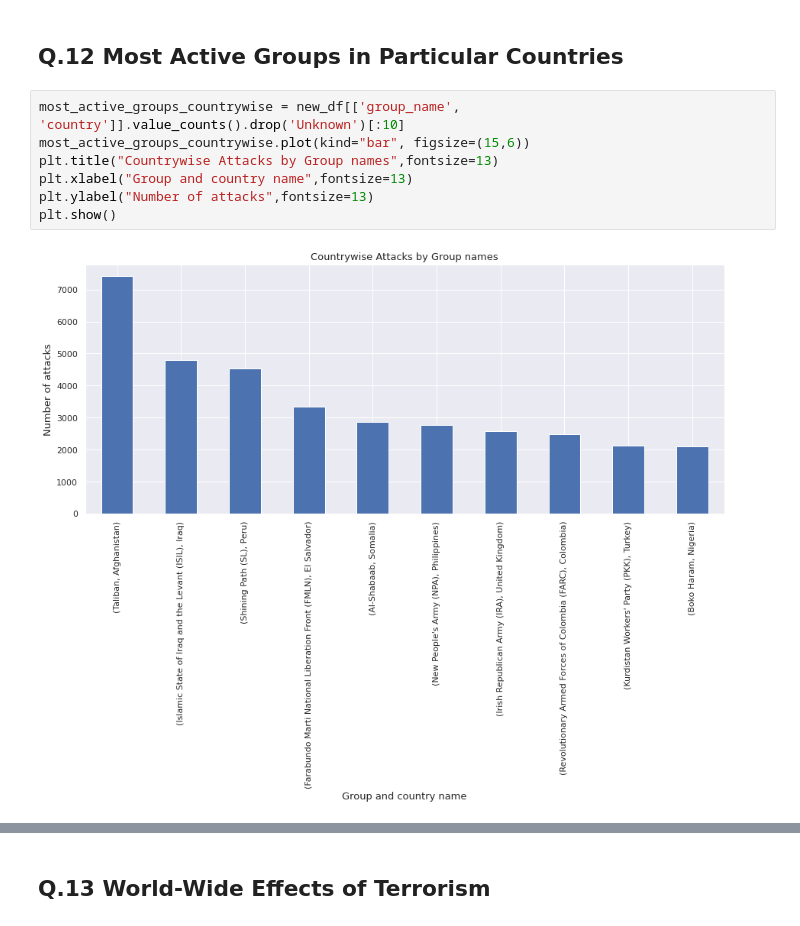
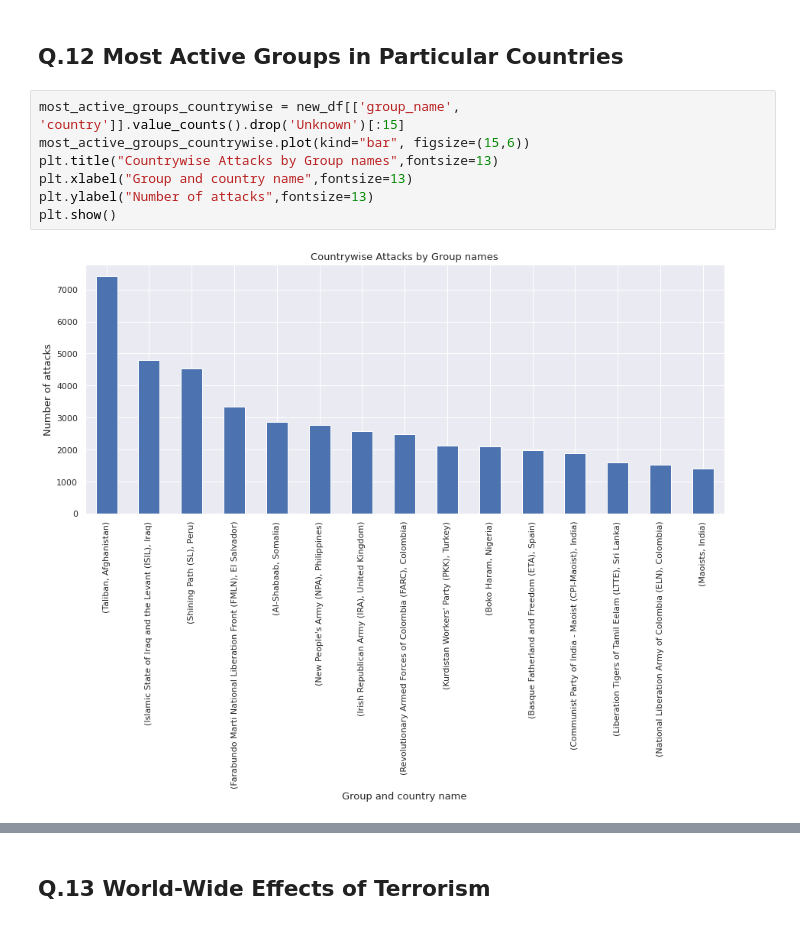
Before and after one commit to HarshJain41/Global-Terrorism-Data-Analysis, a Jupyter notebook: Harsh_Jain_Global_Terrorism_Analysis_Capstone_Project.ipynb, the cells around one changed output, grey strips where cells are left out. Cells and saved outputs as stored; diff of their text form.

```diff
--- a/Harsh_Jain_Global_Terrorism_Analysis_Capstone_Project.ipynb
+++ b/Harsh_Jain_Global_Terrorism_Analysis_Capstone_Project.ipynb
@@ -466,12 +484,12 @@ city_killings.head()
 # %% [markdown]
 ## Q.12 Most Active Groups in Particular Countries
 # %%
-most_active_groups_countrywise = new_df[['group_name', 'country']].value_counts().drop('Unknown')[:10]
+most_active_groups_countrywise = new_df[['group_name', 'country']].value_counts().drop('Unknown')[:15]
 most_active_groups_countrywise.plot(kind="bar", figsize=(15,6))
 plt.title("Countrywise Attacks by Group names",fontsize=13)
 plt.xlabel("Group and country name",fontsize=13)
 plt.ylabel("Number of attacks",fontsize=13)
 plt.show()
 # %% [output]
-[figure, old version]
+[figure, new version]
 # %%
```
Also changed, not shown: parts of 7 cells of this notebook.
